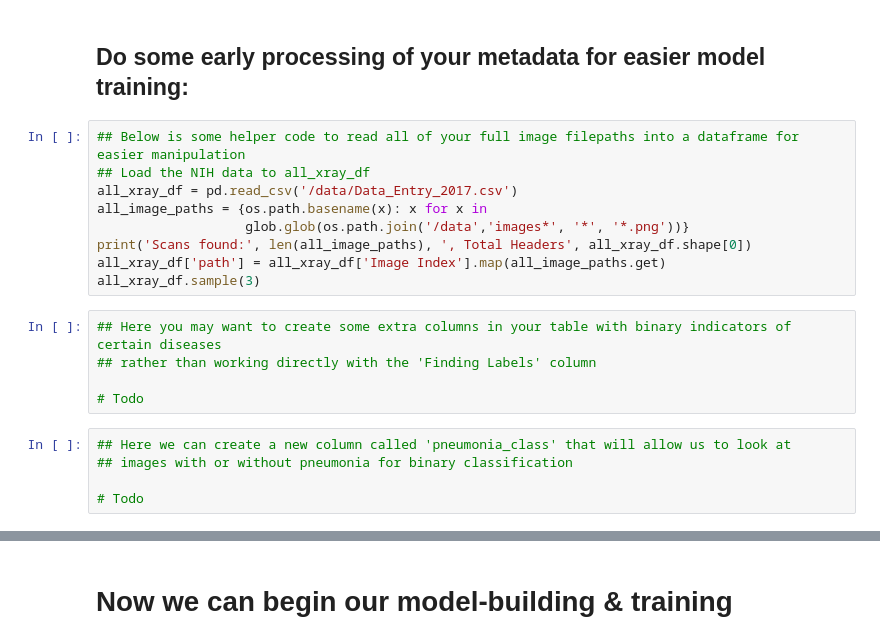
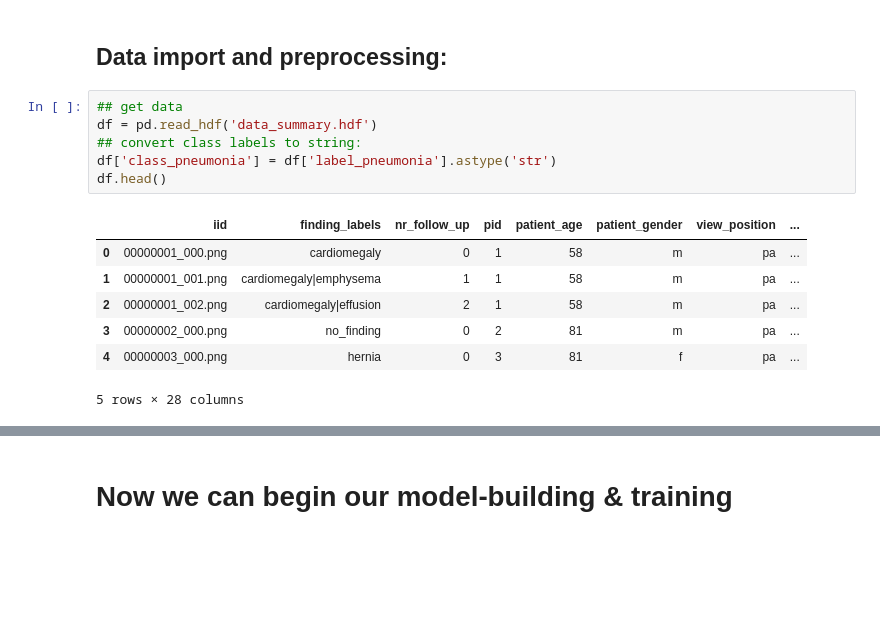
Before and after one commit to phthaloc/AIHCND_C2_Starter, a Jupyter notebook: Build and train model.ipynb, the cells around one changed output, grey strips where cells are left out. Cells and saved outputs as stored; diff of their text form; blank space fills up the shorter version.

```diff
--- a/Build and train model.ipynb
+++ b/Build and train model.ipynb
@@ -49,22 +52,17 @@ Keras version: 2.3.1
-# %% [markdown]
-## Do some early processing of your metadata for easier model training:
-# %%
-## Below is some helper code to read all of your full image filepaths into a dataframe for easier manipulation
-## Load the NIH data to all_xray_df
-all_xray_df = pd.read_csv('/data/Data_Entry_2017.csv')
-all_image_paths = {os.path.basename(x): x for x in
-                   glob.glob(os.path.join('/data','images*', '*', '*.png'))}
-print('Scans found:', len(all_image_paths), ', Total Headers', all_xray_df.shape[0])
-all_xray_df['path'] = all_xray_df['Image Index'].map(all_image_paths.get)
-all_xray_df.sample(3)
-# %%
-## Here you may want to create some extra columns in your table with binary indicators of certain diseases
-## rather than working directly with the 'Finding Labels' column
-
-# Todo
-# %%
-## Here we can create a new column called 'pneumonia_class' that will allow us to look at
-## images with or without pneumonia for binary classification
-
-# Todo
+# %% [markdown]
+## Data import and preprocessing:
+# %%
+## get data
+df = pd.read_hdf('data_summary.hdf')
+## convert class labels to string:
+df['class_pneumonia'] = df['label_pneumonia'].astype('str')
+df.head()
+# %% [output]
+|  | iid | finding_labels | nr_follow_up | pid | patient_age | patient_gender | view_position | ... |
+| 0 | 00000001_000.png | cardiomegaly | 0 | 1 | 58 | m | pa | ... |
+| 1 | 00000001_001.png | cardiomegaly|emphysema | 1 | 1 | 58 | m | pa | ... |
+| 2 | 00000001_002.png | cardiomegaly|effusion | 2 | 1 | 58 | m | pa | ... |
+| 3 | 00000002_000.png | no_finding | 0 | 2 | 81 | m | pa | ... |
+| 4 | 00000003_000.png | hernia | 0 | 3 | 81 | f | pa | ... |
+5 rows × 28 columns
 # %% [markdown]
```
Also changed, not shown: parts of 38 cells of this notebook.
